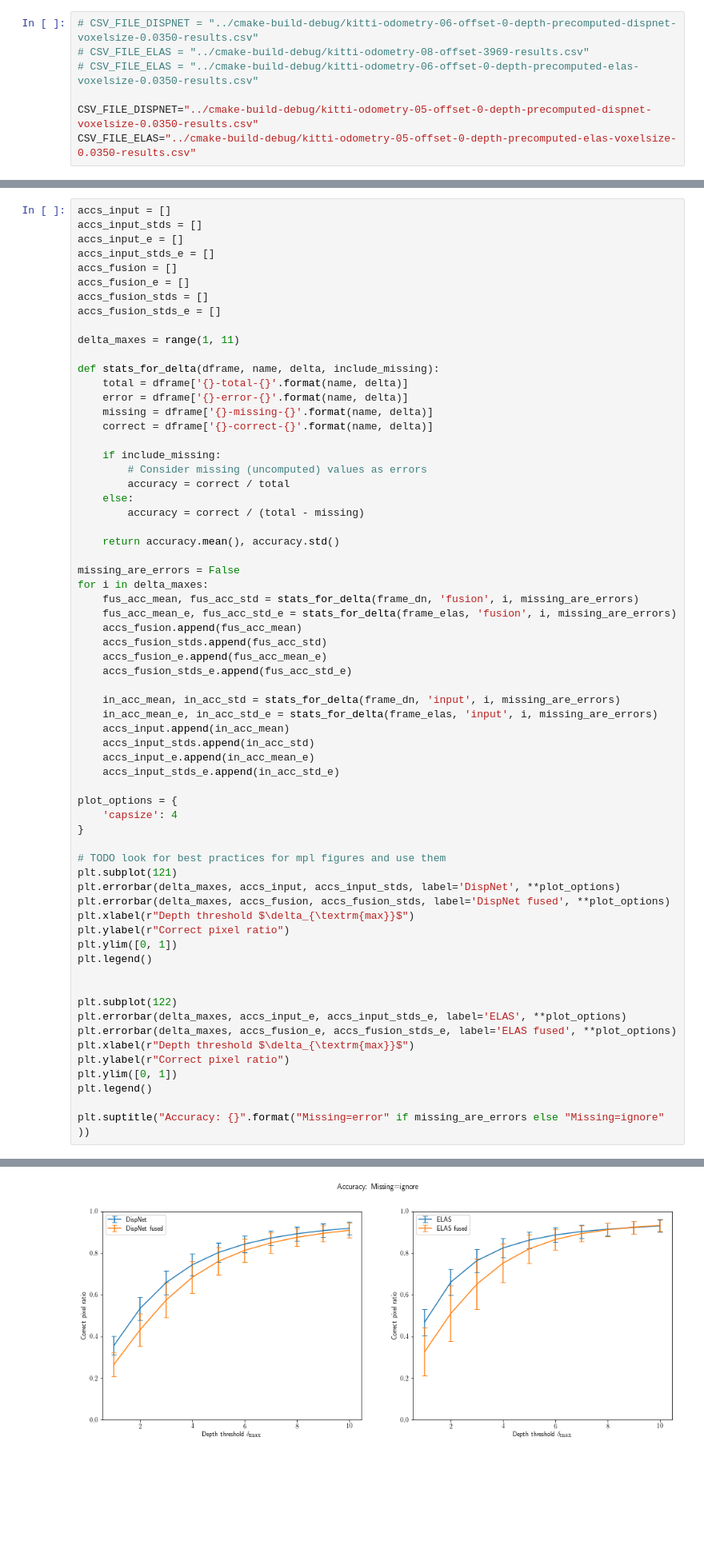
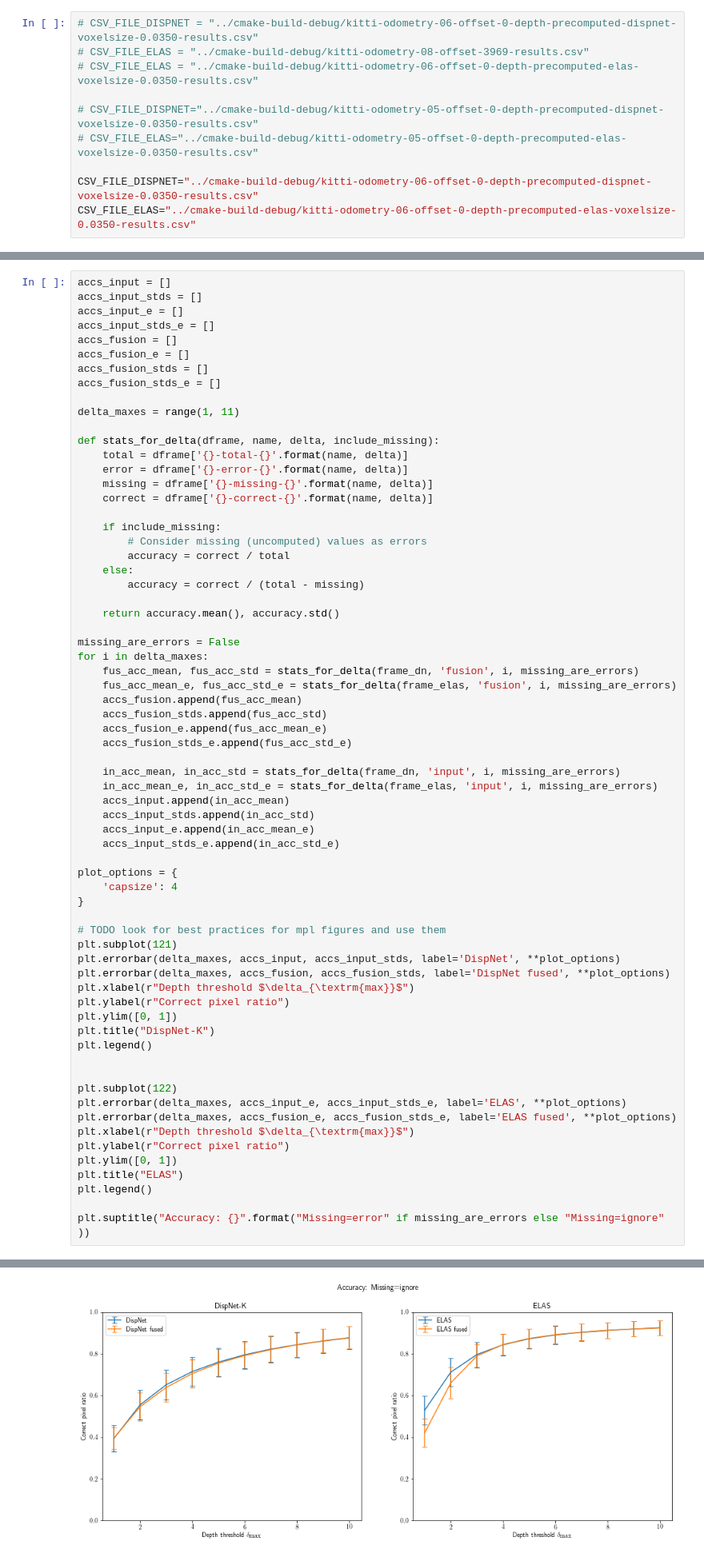
Before and after one commit to AndreiBarsan/DynSLAM, a Jupyter notebook: notebooks/DepthAnalysis.ipynb, the cells around one changed output, grey strips where cells are left out. Shown at 80% size. Drawn from its saved outputs; the diff is of its cells as text; blank space fills up the shorter version.

```diff
--- a/notebooks/DepthAnalysis.ipynb
+++ b/notebooks/DepthAnalysis.ipynb
@@ -36,8 +36,11 @@ plt.rcParams["figure.figsize"] = (16, 6)
 # CSV_FILE_ELAS = "../cmake-build-debug/kitti-odometry-08-offset-3969-results.csv"
 # CSV_FILE_ELAS = "../cmake-build-debug/kitti-odometry-06-offset-0-depth-precomputed-elas-voxelsize-0.0350-results.csv"
 
-CSV_FILE_DISPNET="../cmake-build-debug/kitti-odometry-05-offset-0-depth-precomputed-dispnet-voxelsize-0.0350-results.csv"
-CSV_FILE_ELAS="../cmake-build-debug/kitti-odometry-05-offset-0-depth-precomputed-elas-voxelsize-0.0350-results.csv"
+# CSV_FILE_DISPNET="../cmake-build-debug/kitti-odometry-05-offset-0-depth-precomputed-dispnet-voxelsize-0.0350-results.csv"
+# CSV_FILE_ELAS="../cmake-build-debug/kitti-odometry-05-offset-0-depth-precomputed-elas-voxelsize-0.0350-results.csv"
+
+CSV_FILE_DISPNET="../cmake-build-debug/kitti-odometry-06-offset-0-depth-precomputed-dispnet-voxelsize-0.0350-results.csv"
+CSV_FILE_ELAS="../cmake-build-debug/kitti-odometry-06-offset-0-depth-precomputed-elas-voxelsize-0.0350-results.csv"
 # %%
 frame_dn = pd.read_csv(CSV_FILE_DISPNET)
 frame_elas = pd.read_csv(CSV_FILE_ELAS)
@@ -183,34 +186,36 @@ for i in delta_maxes:
     accs_input.append(in_acc_mean)
     accs_input_stds.append(in_acc_std)
     accs_input_e.append(in_acc_mean_e)
     accs_input_stds_e.append(in_acc_std_e)
 
 plot_options = {
     'capsize': 4
 }
 
 # TODO look for best practices for mpl figures and use them
 plt.subplot(121)
 plt.errorbar(delta_maxes, accs_input, accs_input_stds, label='DispNet', **plot_options)
 plt.errorbar(delta_maxes, accs_fusion, accs_fusion_stds, label='DispNet fused', **plot_options)
 plt.xlabel(r"Depth threshold $\delta_{\textrm{max}}$")
 plt.ylabel(r"Correct pixel ratio")
 plt.ylim([0, 1])
+plt.title("DispNet-K")
 plt.legend()
 
 
 plt.subplot(122)
 plt.errorbar(delta_maxes, accs_input_e, accs_input_stds_e, label='ELAS', **plot_options)
 plt.errorbar(delta_maxes, accs_fusion_e, accs_fusion_stds_e, label='ELAS fused', **plot_options)
 plt.xlabel(r"Depth threshold $\delta_{\textrm{max}}$")
 plt.ylabel(r"Correct pixel ratio")
 plt.ylim([0, 1])
+plt.title("ELAS")
 plt.legend()
 
 plt.suptitle("Accuracy: {}".format("Missing=error" if missing_are_errors else "Missing=ignore" ))
 # %% [output]
 <matplotlib.text.Text at 0x...>
-[figure, old version]
+[figure, new version]
 # %%
 %ls img
 # %% [output]
```
Also changed, not shown: parts of 5 cells of this notebook.
